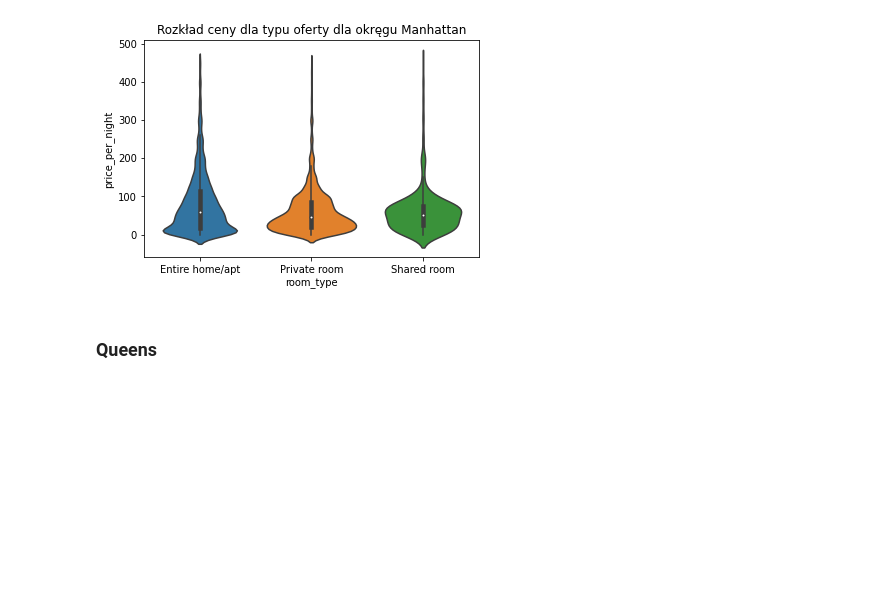
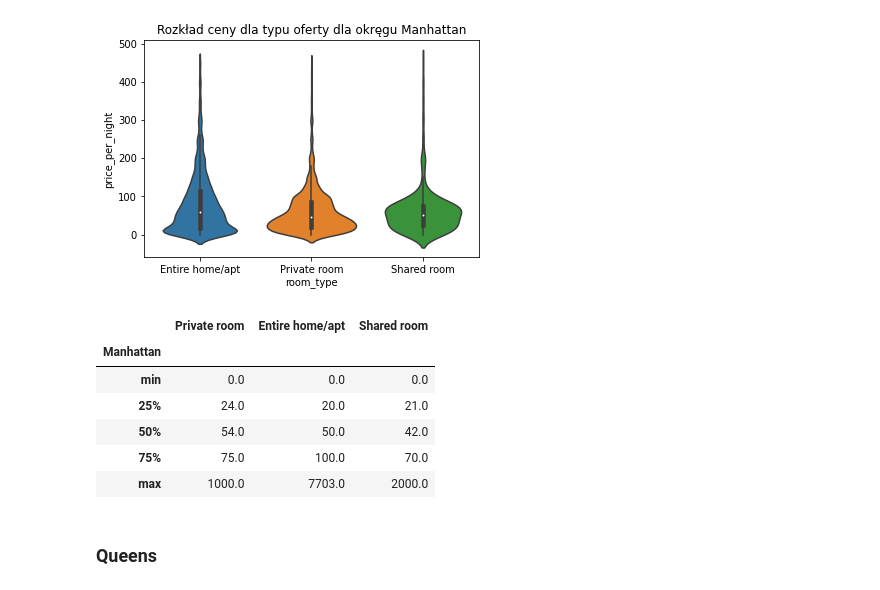
Before and after one commit to veern/Analiza-danych-airbnb, a Jupyter notebook: Analiza-Airbnb.ipynb, the cells around one changed output. Saved outputs shown, nothing was run; the diff lists cells and outputs as text; code cells hidden in the pictures; blank space fills up the shorter version.

```diff
--- a/Analiza-Airbnb.ipynb
+++ b/Analiza-Airbnb.ipynb
@@ -729,6 +729,49 @@ sub=n_df_Manhattan[n_df_Manhattan.price_per_night <= 450]
 viol=sns.violinplot(data=sub, x='room_type', y='price_per_night').set(title="Rozkład ceny dla typu oferty dla okręgu Manhattan")
 # %% [output]
 [figure]
+# %%
+df["neighbourhood_group"] = df["neighbourhood_group"].map(hrabstwo_mapping_reversed)
+
+
+#room Type
+sub_1=n_df_Manhattan.loc[n_df_Manhattan['room_type'] == 'Private room']
+price_per_night_sub1=sub_1[['price_per_night']]
+
+sub_1=n_df_Manhattan.loc[n_df_Manhattan['room_type'] == 'Entire home/apt']
+price_per_night_sub1=sub_1[['price_per_night']]
+
+sub_1=n_df_Manhattan.loc[n_df_Manhattan['room_type'] == 'Shared room']
+price_per_night_sub1=sub_1[['price_per_night']]
+
+
+price_per_night_list_by_n=[price_per_night_sub1, price_per_night_sub2, price_per_night_sub3]
+# %%
+data_table=[]
+name_list=['Private room', 'Entire home/apt', 'Shared room']
+
+for x in price_per_night_list_by_n:
+    i=x.describe(percentiles=[.25, .50, .75])
+    i=i.iloc[3:]
+    i.reset_index(inplace=True)
+    i.rename(columns={'index':'Manhattan'}, inplace=True)
+    data_table.append(i)
+
+
+#Zmiana nazw w celu łatwiejszego odczytania nazw okręgów
+
+for i in range(3):
+    data_table[i].rename(columns={'price_per_night':name_list[i]}, inplace=True)
+data_table=[df.set_index('Manhattan') for df in data_table]
+data_table=data_table[0].join(data_table[1:])
+data_table
+# %% [output]
+|  | Private room | Entire home/apt | Shared room |
+| Manhattan |  |  |  |
+| min | 0.0 | 0.0 | 0.0 |
+| 25% | 24.0 | 20.0 | 21.0 |
+| 50% | 54.0 | 50.0 | 42.0 |
+| 75% | 75.0 | 100.0 | 70.0 |
+| max | 1000.0 | 7703.0 | 2000.0 |
 # %% [markdown]
 ### Queens
 # %%
```
Also changed, not shown: parts of 7 cells of this notebook.
